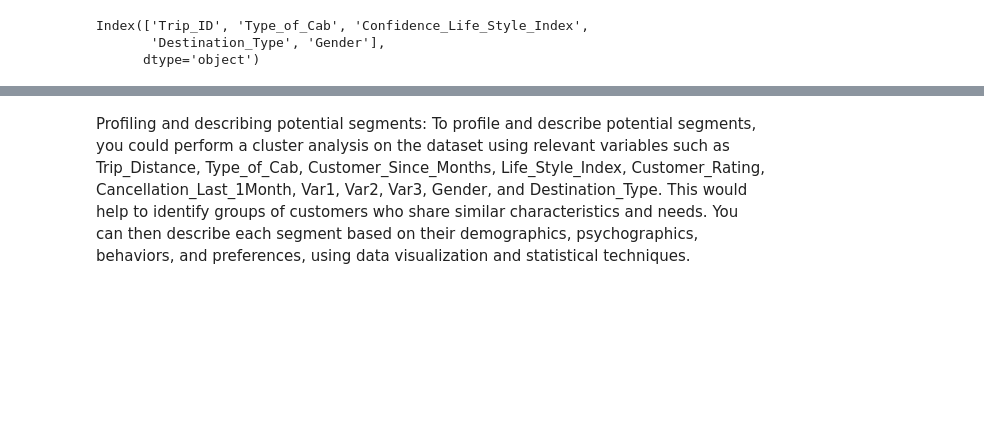
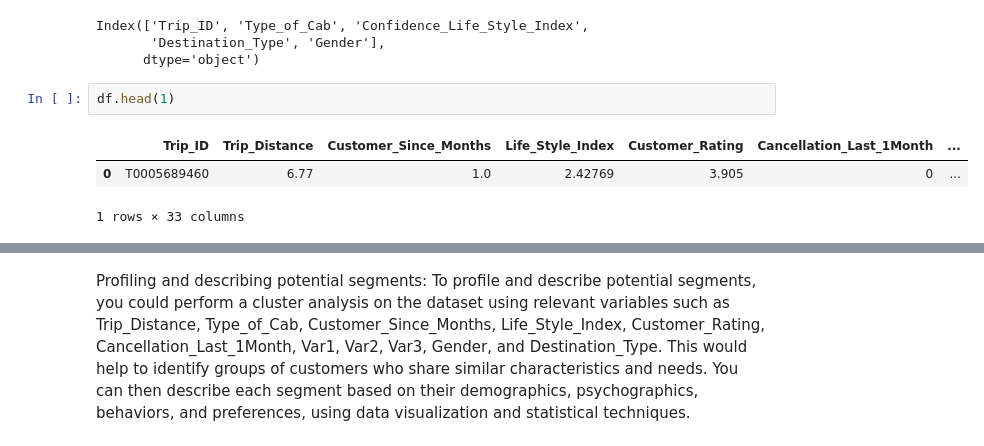
Before and after one commit to spandyy/Feynn-Labs-, a Jupyter notebook: Project 2/part 2/Cabs_Booking_DataAnalysis.ipynb, the cells around one changed output, grey strips where cells are left out. Cells and saved outputs as stored; diff of their text form; blank space fills up the shorter version.

```diff
--- a/Project 2/part 2/Cabs_Booking_DataAnalysis.ipynb
+++ b/Project 2/part 2/Cabs_Booking_DataAnalysis.ipynb
@@ -499,3 +499,9 @@ Categorical.columns
 Index(['Trip_ID', 'Type_of_Cab', 'Confidence_Life_Style_Index',
        'Destination_Type', 'Gender'],
       dtype='object')
+# %%
+df.head(1)
+# %% [output]
+|  | Trip_ID | Trip_Distance | Customer_Since_Months | Life_Style_Index | Customer_Rating | Cancellation_Last_1Month | ... |
+| 0 | T0005689460 | 6.77 | 1.0 | 2.42769 | 3.905 | 0 | ... |
+1 rows × 33 columns
```
Also changed, not shown: parts of 3 cells of this notebook.
